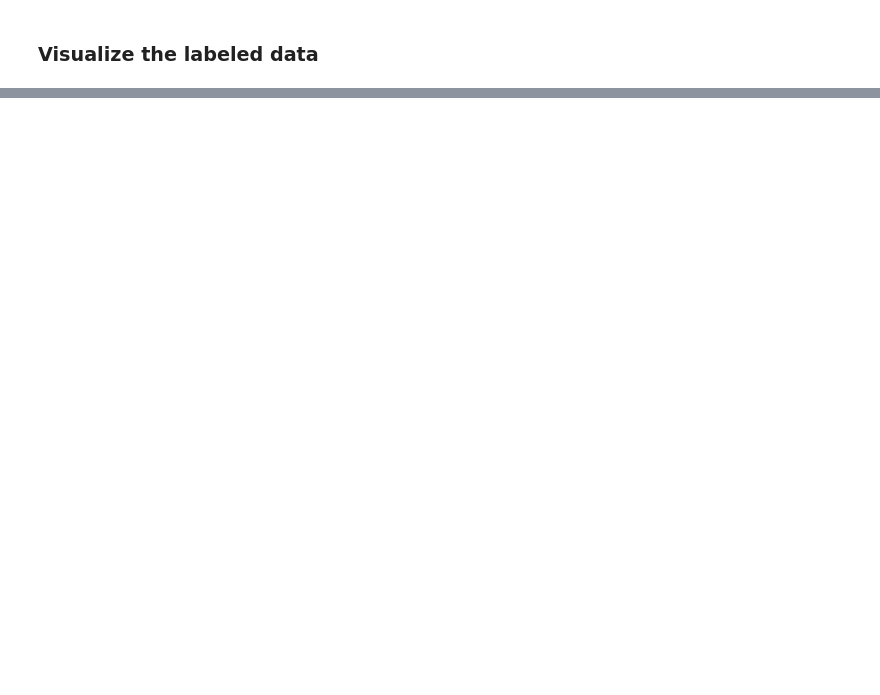
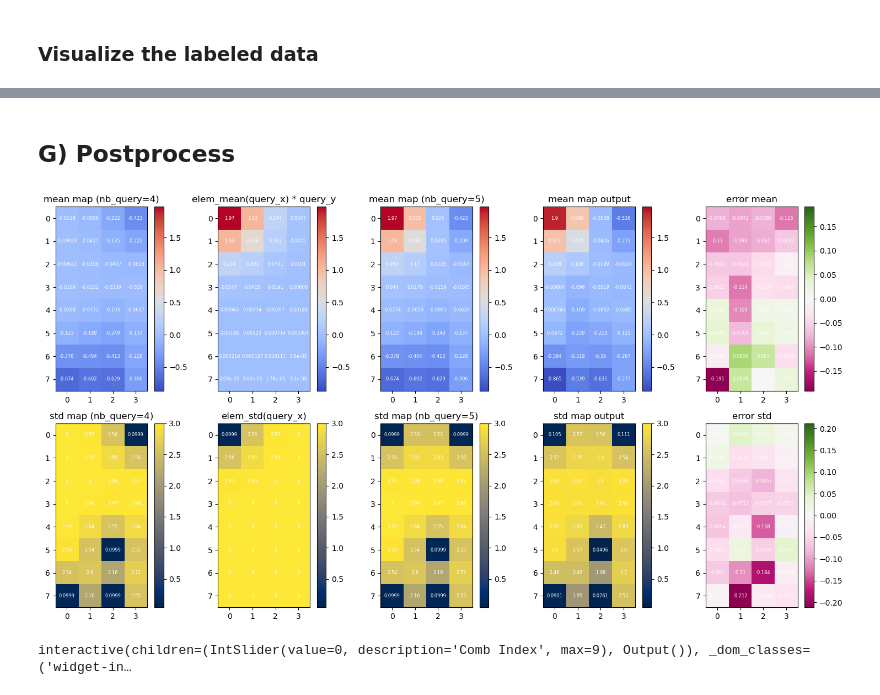
Before and after one commit to theodore2leusse/NNonlineGP, a Jupyter notebook: nn_training_and_results.ipynb, the cells around one changed output, grey strips where cells are left out. Cells and saved outputs as stored; diff of their text form; code cells hidden in the pictures; blank space fills up the shorter version.

```diff
--- a/nn_training_and_results.ipynb
+++ b/nn_training_and_results.ipynb
@@ -220,0 +194,37 @@ Loss: 1.384750485420227
+# %%
+train_X = train_input[:7000]
+train_Y = train_label[:7000]
+
+validation_X = train_input[7000:8500]
+validation_Y = train_label[7000:8500]
+
+test_X = train_input[8500:]
+test_Y = train_label[8500:]
+# %%
+# Assuming train_X, train_Y, validation_X, validation_Y, test_X, test_Y are provided
+batch_size = 32  # Batch size for DataLoader
+
+# Create datasets and data loaders
+train_dataset = TensorDataset(train_X, train_Y)
+validation_dataset = TensorDataset(validation_X, validation_Y)
+test_dataset = TensorDataset(test_X, test_Y)
+
+train_loader = DataLoader(train_dataset, batch_size=batch_size, shuffle=True)
+validation_loader = DataLoader(validation_dataset, batch_size=batch_size, shuffle=False)
+test_loader = DataLoader(test_dataset, batch_size=batch_size, shuffle=False)
+
+# Initialize model, loss function, and optimizer
+device = "cuda" if torch.cuda.is_available() else "cpu"
+model = MapUpdateNetwork()
+
+criterion1 = nn.MSELoss()
+criterion2 = nn.MSELoss()  # Si les valeurs dans [0, 3] représentent des classes discrètes
+
+def custom_loss(output, targets):
+    target1 = targets[:, 0]  # Extraire les cibles pour le premier canal
+    target2 = targets[:, 1]  # Extraire les cibles pour le deuxième canal
+    loss1 = criterion1(output[:, 0], target1)
+    loss2 = criterion2(output[:, 1], target2)
+    return loss1 + loss2
+
+optimizer = optim.Adam(model.parameters(), lr=1e-3)
@@ -220,0 +354,12 @@ Loss: 1.384750485420227
+# %% [markdown]
+## G) Postprocess
+# %%
+outputs = model(*torch.split(train_X[0:10], 1, dim=1))
+# %%
+compare_output_label(train_input=train_X, train_label=train_Y, output=outputs.detach(), comb_idx=2, values=True)
+# %% [output]
+[figure, added]
+# %%
+plot_combinations(train_input=train_X, train_label=train_Y, output=outputs.detach(), comb_idx_range=(0, 9), values=True)
+# %% [output]
+interactive(children=(IntSlider(value=0, description='Comb Index', max=9), Output()), _dom_classes=('widget-in…
```
Also changed, not shown: parts of 28 cells of this notebook, 4 other files.
